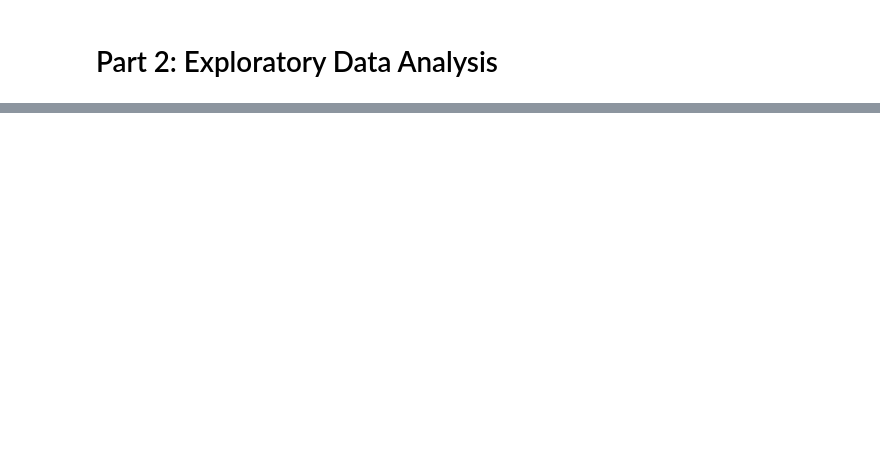
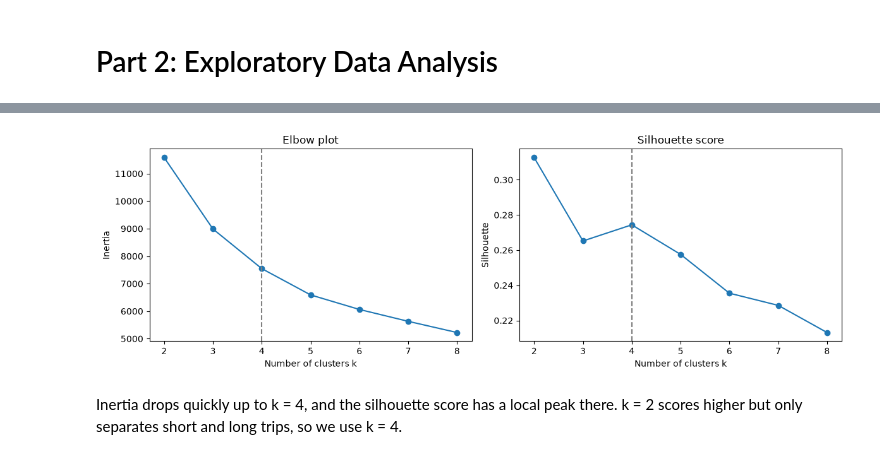
Before and after one commit to sumit-kolpe/EV-Energy-and-Thermal-Monitoring, a Jupyter notebook: EV_Energy_and_Thermal_Monitoring.ipynb, the cells around one changed output, grey strips where cells are left out. Cells and saved outputs as stored; diff of their text form; code cells hidden in the pictures; blank space fills up the shorter version.

```diff
--- a/EV_Energy_and_Thermal_Monitoring.ipynb
+++ b/EV_Energy_and_Thermal_Monitoring.ipynb
@@ -729,7 +594,0 @@ cluster_scores(baseline_labels)
-# %%
-k_results = []
-for k in range(2, 9):
-    labels = KMeans(n_clusters=k, n_init=20, random_state=0).fit_predict(X_scaled)
-    k_results.append({"k": k, **cluster_scores(labels)})
-
-pd.DataFrame(k_results).set_index("k").round(3)
@@ -764,7 +594,0 @@ Model 2 for RQ1. A Gaussian Mixture Model gives soft (probabilistic) assignments
-# %%
-gmm_results = []
-for k in range(2, 9):
-    gmm = GaussianMixture(n_components=k, covariance_type="full", n_init=5, random_state=0).fit(X_scaled)
-    gmm_results.append({"k": k, "BIC": gmm.bic(X_scaled), **cluster_scores(gmm.predict(X_scaled))})
-
-pd.DataFrame(gmm_results).set_index("k").round(3)
@@ -945,0 +598,8 @@ On a car that was not in the training data, XGBoost still reaches MAE 0.35 °C v
+# %%
+k_results = []
+for k in range(2, 9):
+    model = KMeans(n_clusters=k, n_init=20, random_state=0).fit(X_scaled)
+    k_results.append({"k": k, "inertia": model.inertia_, "silhouette": silhouette_score(X_scaled, model.labels_)})
+
+k_results = pd.DataFrame(k_results).set_index("k")
+k_results.round(3)
@@ -945,0 +616,21 @@ On a car that was not in the training data, XGBoost still reaches MAE 0.35 °C v
+# %%
+fig, axes = plt.subplots(1, 2, figsize=(12, 4))
+
+axes[0].plot(k_results.index, k_results["inertia"], marker="o")
+axes[0].set_title("Elbow plot")
+axes[0].set_xlabel("Number of clusters k")
+axes[0].set_ylabel("Inertia")
+
+axes[1].plot(k_results.index, k_results["silhouette"], marker="o")
+axes[1].set_title("Silhouette score")
+axes[1].set_xlabel("Number of clusters k")
+axes[1].set_ylabel("Silhouette")
+
+for ax in axes:
+    ax.axvline(4, color="gray", linestyle="--")
+plt.tight_layout()
+plt.show()
+# %% [output]
+[figure, added]
+# %% [markdown]
+Inertia drops quickly up to k = 4, and the silhouette score has a local peak there. k = 2 scores higher but only separates short and long trips, so we use k = 4.
```
Also changed, not shown: parts of 171 cells of this notebook.
